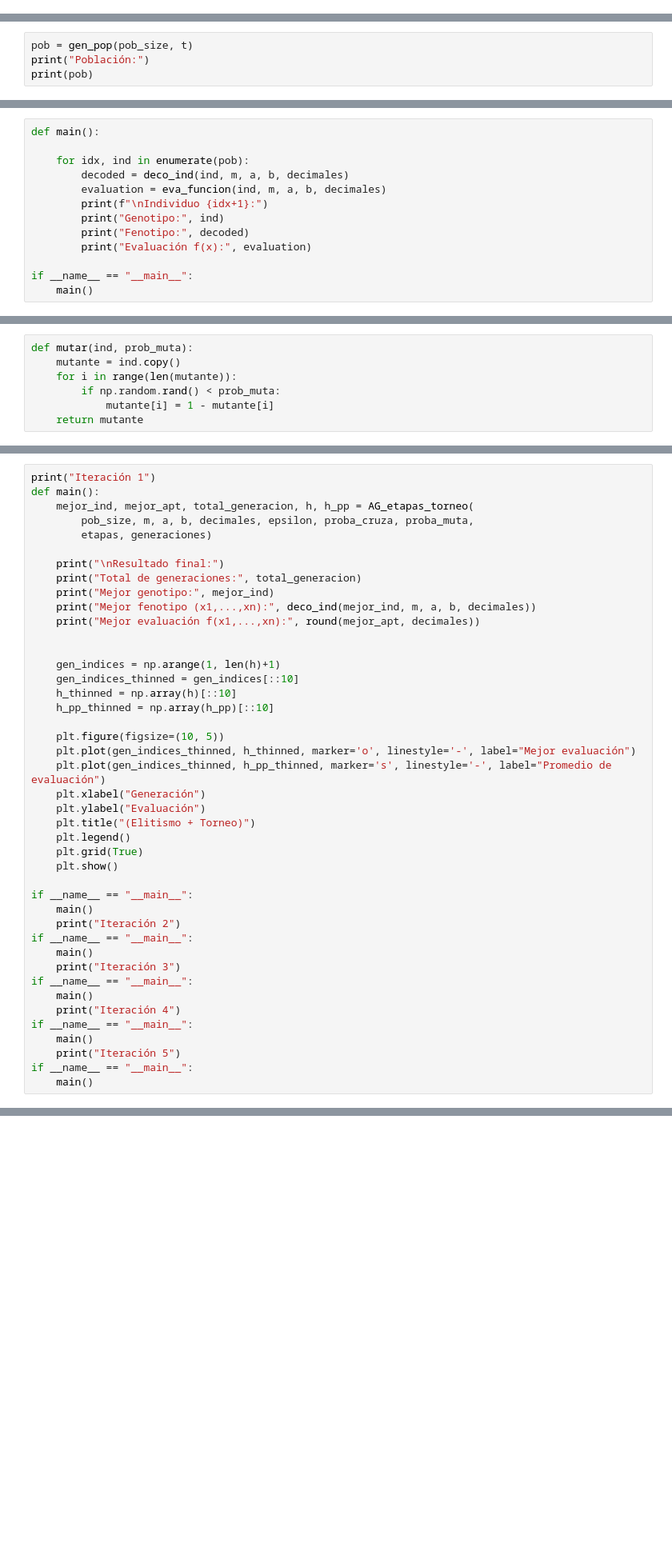
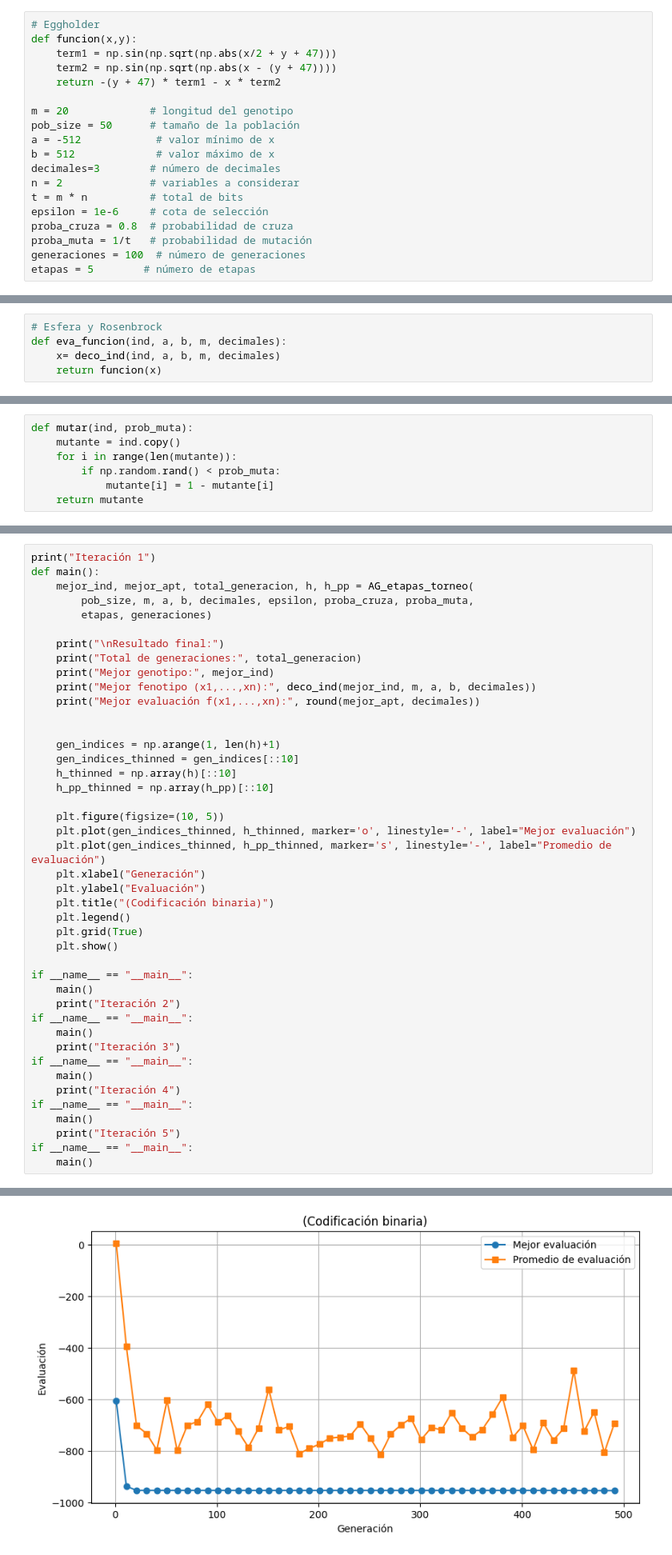
Before and after one commit to PabloBenitezR/C-mputo-Evolutivo, a Jupyter notebook: Codificación/Cod Binaria.ipynb, the cells around one changed output, grey strips where cells are left out. Shown at 80% size. Cells and saved outputs as stored; diff of their text form; blank space fills up the shorter version.

```diff
--- a/Codificación/Cod Binaria.ipynb
+++ b/Codificación/Cod Binaria.ipynb
@@ -16,11 +64,26 @@ generaciones = 50  # número de generaciones
 etapas = 5         # número de etapas
+# %%
+# Eggholder
+def funcion(x,y):
+    term1 = np.sin(np.sqrt(np.abs(x/2 + y + 47)))
+    term2 = np.sin(np.sqrt(np.abs(x - (y + 47))))
+    return -(y + 47) * term1 - x * term2
+
+m = 20             # longitud del genotipo
+pob_size = 50      # tamaño de la población
+a = -512            # valor mínimo de x
+b = 512             # valor máximo de x
+decimales=3        # número de decimales
+n = 2              # variables a considerar
+t = m * n          # total de bits
+epsilon = 1e-6     # cota de selección
+proba_cruza = 0.8  # probabilidad de cruza
+proba_muta = 1/t   # probabilidad de mutación
+generaciones = 100  # número de generaciones
+etapas = 5        # número de etapas
 # %%
 def gen_pop(pob_size, t):
     return np.random.randint(0, 2, (pob_size, t))
-# %%
-pob = gen_pop(pob_size, t)
-print("Población:")
-print(pob)
 # %%
 def deco(genotipo):
     powers = 2 ** np.arange(m-1, -1, -1)
@@ -51 +104,6 @@ def funcion(x,y):
+# %%
+# Esfera y Rosenbrock
+def eva_funcion(ind, a, b, m, decimales):
+    x= deco_ind(ind, a, b, m, decimales)
+    return funcion(x)
 # %%
@@ -52,19 +111,6 @@ def funcion(x,y):
 def eva_funcion(ind, a, b, m, decimales):
     x,y= deco_ind(ind, a, b, m, decimales)
     return funcion(x,y)
-# %%
-def main():
-
-    for idx, ind in enumerate(pob):
-        decoded = deco_ind(ind, m, a, b, decimales)
-        evaluation = eva_funcion(ind, m, a, b, decimales)
-        print(f"\nIndividuo {idx+1}:")
-        print("Genotipo:", ind)
-        print("Fenotipo:", decoded)
-        print("Evaluación f(x):", evaluation)
-
-if __name__ == "__main__":
-    main()
 # %%
 def torneo(pob, m, a, b, decimales, epsilon):
     idx1 = np.random.randint(0, len(pob))
@@ -177,7 +219,7 @@ def main():
     plt.plot(gen_indices_thinned, h_pp_thinned, marker='s', linestyle='-', label="Promedio de evaluación")
     plt.xlabel("Generación")
     plt.ylabel("Evaluación")
-    plt.title("(Elitismo + Torneo)")
+    plt.title("(Codificación binaria)")
     plt.legend()
     plt.grid(True)
     plt.show()
@@ -196,3 +238,4 @@ if __name__ == "__main__":
     print("Iteración 5")
 if __name__ == "__main__":
     main()
+# %% [output]
@@ -198,0 +259 @@ if __name__ == "__main__":
+[figure, added]
```
Also changed, not shown: parts of 9 cells of this notebook, 1 other file.
